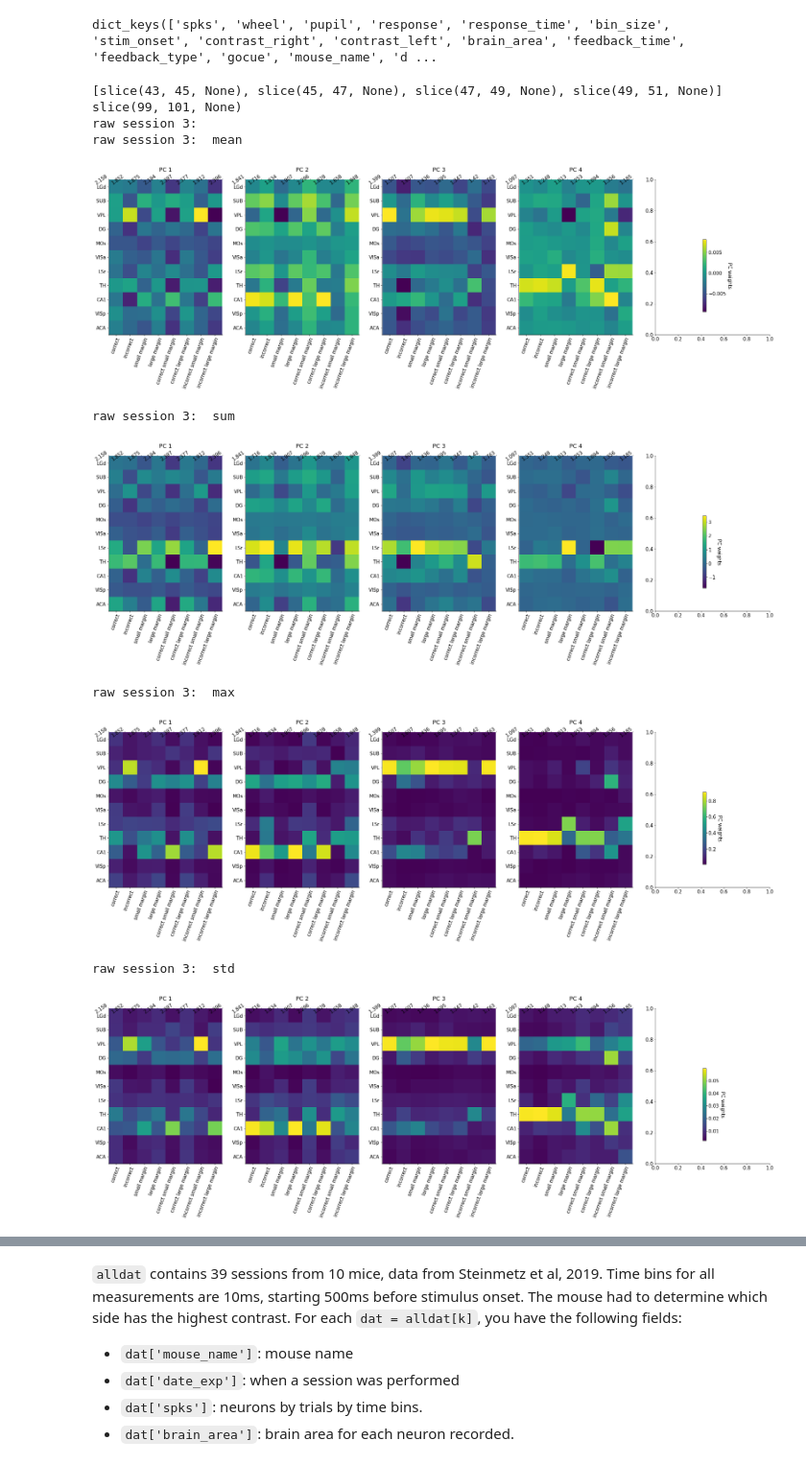
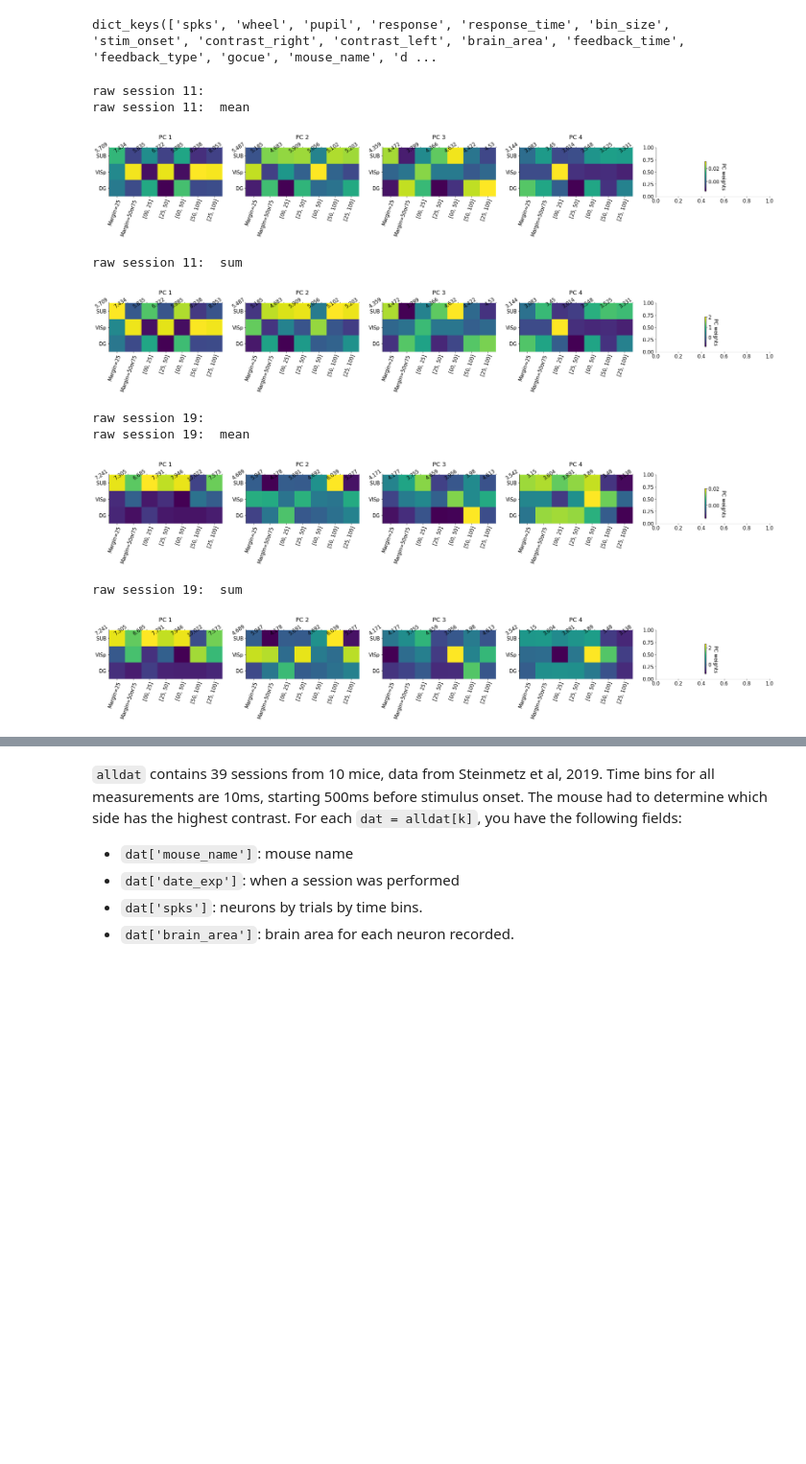
Before and after one commit to mitchellostrow/NM2020, a Jupyter notebook: lsd_427.ipynb, the cells around one changed output, grey strips where cells are left out. Shown at 96% size. Saved outputs shown, nothing was run; the diff lists cells and outputs as text; code cells hidden in the pictures; blank space fills up the shorter version.

Commit message:
truncated, updated plots.

```diff
--- a/lsd_427.ipynb
+++ b/lsd_427.ipynb
@@ -347,60 +356,59 @@ def listSlices(start, end, step = 1):
     currentStart += step
   return temp
 # %%
-sessions_PCA = [3, 11] # do session 3
-methodsStr = ['mean', 'sum', 'max', 'std']
-time_seg = listSlices(43, 101, step = 2) # 51 (index 4) is stim onset
-(51,70,120)
-print(time_seg[0:4], time_seg[-1])
+sessions_PCA = [11, 19] # all have SUB, VISp, and DG
+methodsStr = ['mean', 'sum', 'max', 'std'] # only mean & sum are used
 time_seg = [slice(51,75)]
 for s in sessions_PCA:
   response = alldat[s]['response'] # right - nogo - left (-1, 0, 1)
   vis_right = alldat[s]['contrast_right'] # 0 - low - high
   vis_left = alldat[s]['contrast_left'] # 0 - low - high
   is_correct = np.logical_and( np.sign(response)==np.sign(vis_left-vis_right),\
                               response != 0 )
-  fil_0025 = WF_filter427(vis_left, vis_right, 0.0, 0.25) # {0,25}
-  fil_2550 = WF_filter427(vis_left, vis_right, 0.25, 0.25) # {25,50}
-  fil_0050 = WF_filter427(vis_left, vis_right, 0, 0.5) # {0,50}
-  fil_50100 = WF_filter427(vis_left, vis_right, 0.5, 0.5) # {50,100}
-  cor_0025 = np.logical_and(fil_0025, is_correct)
-  cor_2550 = np.logical_and(fil_2550, is_correct)
-  cor_0050 = np.logical_and(fil_0050, is_correct)
-  cor_50100 = np.logical_and(fil_50100, is_correct)
-  incor_0025 = np.logical_and(fil_0025, ~is_correct)
-  incor_2550 = np.logical_and(fil_2550, ~is_correct)
-  incor_0050 = np.logical_and(fil_0050, ~is_correct)
-  incor_50100 = np.logical_and(fil_50100, ~is_correct)
+  # CD = Contrast difference = Margin
+  loCD_0025 = WF_filter427(vis_left, vis_right, 0.0, 0.25) # {0,25}
+  loCD_2550 = WF_filter427(vis_left, vis_right, 0.25, 0.25) # {25,50}
+  hiCD_0050 = WF_filter427(vis_left, vis_right, 0, 0.5) # {0,50}
+  hiCD_50100 = WF_filter427(vis_left, vis_right, 0.5, 0.5) # {50,100}
+  veryhiCD_25100 = WF_filter427(vis_left, vis_right, 0.25, 0.75) # {25,100}
 
   loMargin = WF_filter427(vis_left,vis_right,0.25,0.25,dir='BI')
   hiMargin = np.logical_or(WF_filter427(vis_left,vis_right,0.50,0.50,dir='BI') \
                            , WF_filter427(vis_left,vis_right,0.25,0.75,dir='BI'))
   clm = np.logical_and(is_correct, loMargin)
   chm = np.logical_and(is_correct, hiMargin)
   iclm = np.logical_and(~is_correct, loMargin)
   ichm = np.logical_and(~is_correct, hiMargin)
-  trial_seg = [is_correct, ~is_correct, loMargin, hiMargin, clm, chm, iclm, ichm]
-  x_arr = ['correct', 'incorrect' \
-         , 'small margin', 'large margin' \
-         , 'correct small margin', 'correct large margin' \
-         , 'incorrect small margin', 'incorrect large margin']
+  #trial_seg = [is_correct, ~is_correct, loMargin, hiMargin, clm, chm, iclm, ichm]
+  trial_seg = [loMargin, hiMargin, loCD_0025, loCD_2550, hiCD_0050, hiCD_50100, veryhiCD_25100]
+  x_arr = ['Margin=25', 'Margin=50or75' \
+         , '[00, 25]', '[25, 50]' \
+         , '[00, 50]', '[50, 100]' \
+         , '[25, 100]']
   print('raw session %0.f:' %s)
   brain_arr, _, PCperSlice_regions, varperSlice = \
-    VarHunter427(alldat[s], time_seg = time_seg, trial_seg = trial_seg, trial_seg_isBoolMask = True)
+    VarHunter427(alldat[s], time_seg = time_seg, trial_seg = trial_seg, trial_seg_isBoolMask = True, regions_str = ['SUB', 'VISp', 'DG'])
   # make percentage by multiplying it by 100
   varperSlice = varperSlice * 100
-  for i in range(len(methodsStr)):
+  for i in range(len(methodsStr) - 2): # use only mean and sum
     print('raw session %0.f:' %s, ' %s' %methodsStr[i])
     HeatMapTSegXBrainReg(PCperSlice_regions[methodsStr[i]], brain_arr \
                        , choice_PC = [0,1,2,3], x_arr = x_arr, x2_arr = varperSlice)
+
+brainRegions, sessionList, neuronNumList = BrainRegions427(alldat)
+for i in [13, 4, 3]: # SUB, VISp, DG
+  # session 11, 19, 38 show up in all three regions
+  print(brainRegions[i])
+  print(sessionList[i])
+  print(neuronNumList[i])
 # %% [output]
-[slice(43, 45, None), slice(45, 47, None), slice(47, 49, None), slice(49, 51, None)] slice(99, 101, None)
-raw session 3:
-raw session 3:  mean
+raw session 11:
+raw session 11:  mean
-[figure, old version]
+[figure, new version]
-raw session 3:  sum
+raw session 11:  sum
-[figure, old version]
+[figure, new version]
-raw session 3:  max
+raw session 19:
+raw session 19:  mean
-[figure, old version]
+[figure, new version]
-raw session 3:  std
+raw session 19:  sum
-[figure, old version]
+[figure, new version]
```
Also changed, not shown: parts of 17 cells of this notebook, 1 other file.
